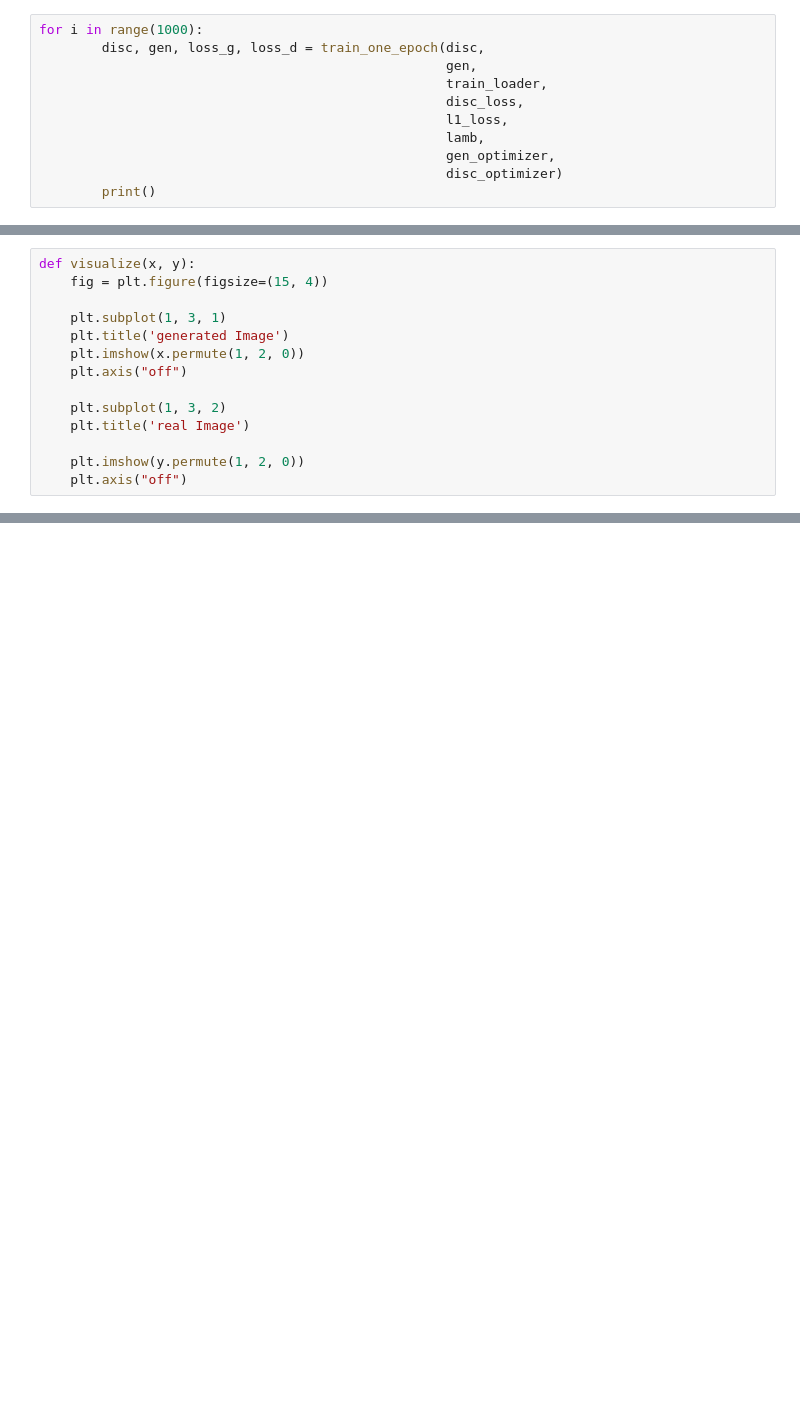
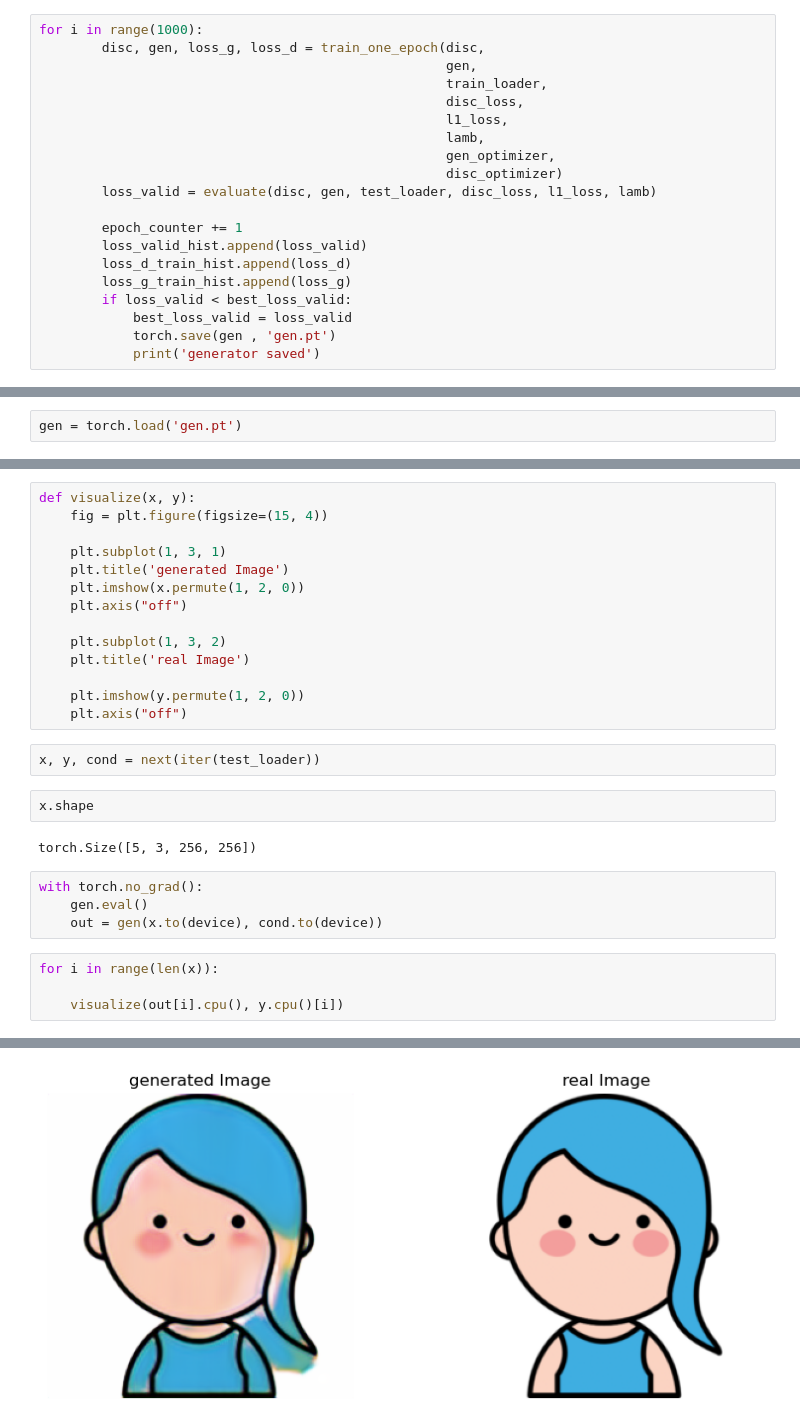
Before and after one commit to itsnotvahid/CPix2Pix, a Jupyter notebook: CPix2Pix.ipynb, the cells around one changed output, grey strips where cells are left out. Cells and saved outputs as stored; diff of their text form; blank space fills up the shorter version.

```diff
--- a/CPix2Pix.ipynb
+++ b/CPix2Pix.ipynb
@@ -246,5 +214,14 @@ for i in range(1000):
                                                     lamb,
                                                     gen_optimizer,
                                                     disc_optimizer)
-        print()
+        loss_valid = evaluate(disc, gen, test_loader, disc_loss, l1_loss, lamb)
+
+        epoch_counter += 1
+        loss_valid_hist.append(loss_valid)
+        loss_d_train_hist.append(loss_d)
+        loss_g_train_hist.append(loss_g)
+        if loss_valid < best_loss_valid:
+            best_loss_valid = loss_valid
+            torch.save(gen , 'gen.pt')
+            print('generator saved')
 # %% [output]
@@ -251,0 +245,2 @@ KeyboardInterrupt:
+# %%
+gen = torch.load('gen.pt')
@@ -263,3 +260,18 @@ def visualize(x, y):
 
     plt.imshow(y.permute(1, 2, 0))
     plt.axis("off")
+# %%
+x, y, cond = next(iter(test_loader))
+# %%
+x.shape
+# %% [output]
+torch.Size([5, 3, 256, 256])
+# %%
+with torch.no_grad():
+    gen.eval()
+    out = gen(x.to(device), cond.to(device))
+# %%
+for i in range(len(x)):
+
+    visualize(out[i].cpu(), y.cpu()[i])
+# %% [output]
@@ -265,0 +283 @@ def visualize(x, y):
+[figure, added]
```
Also changed, not shown: parts of 12 cells of this notebook.
